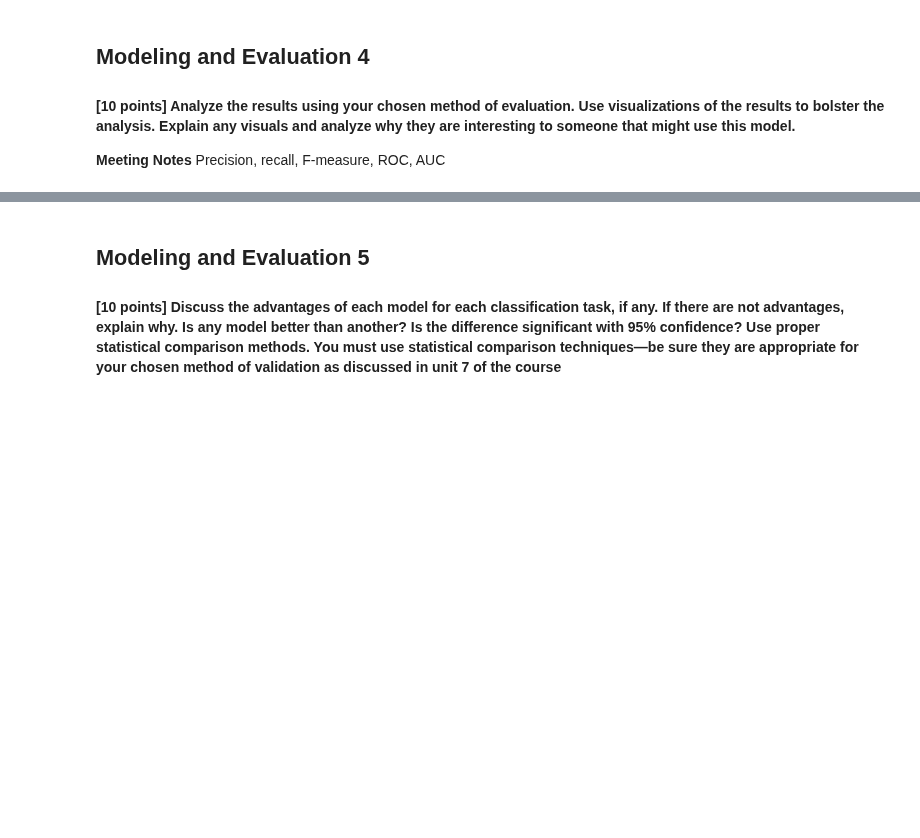
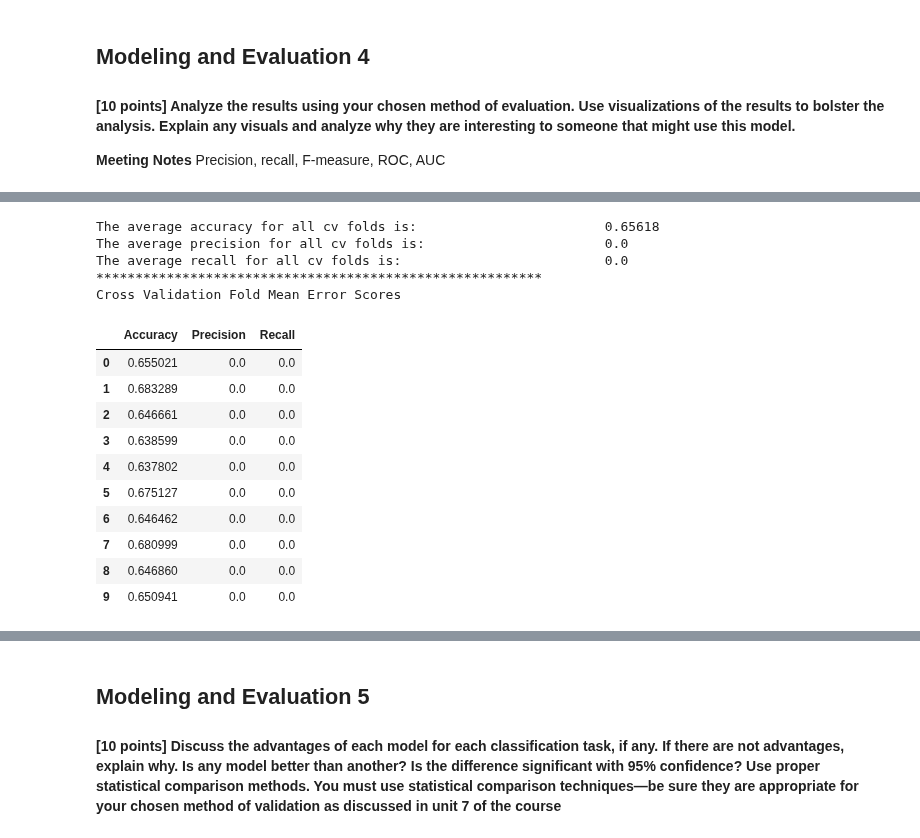
Before and after one commit to cdmorgan103/7331DataMiningNoShow, a Jupyter notebook: Lab2.ipynb, the cells around one changed output, grey strips where cells are left out. Drawn from its saved outputs; the diff is of its cells as text; code cells hidden in the pictures; blank space fills up the shorter version.

```diff
--- a/Lab2.ipynb
+++ b/Lab2.ipynb
@@ -564,0 +712,4 @@ for clf in clf_array:
+# %%
+#Diplay the top model parameters
+LRestimator2 = regGridSearch.best_estimator_
+LRestimator2
@@ -564,0 +773,23 @@ for clf in clf_array:
+# %%
+from sklearn.linear_model import LogisticRegression
+from sklearn.ensemble import RandomForestClassifier
+from xgboost import XGBClassifier
+
+regEstimator = XGBClassifier()
+
+
+parameters = {
+             }
+
+
+#Create a grid search object using the
+from sklearn.model_selection import GridSearchCV
+regGridSearch = GridSearchCV(estimator=regEstimator
+                   , n_jobs=8 # jobs to run in parallel
+                   , verbose=1 # low verbosity
+                   , param_grid=parameters
+                   , cv=cv_object # KFolds
+                   , scoring='accuracy')
+
+#Perform hyperparameter search to find the best combination of parameters for our data
+regGridSearch.fit(X2, y2)
@@ -639,0 +950,20 @@ regGridSearch.best_estimator_
+# %%
+#Evaluate the regression estimator above using our pre-defined cross validation and scoring metrics.
+EvaluateClassifierEstimator(LRestimator2, X2, y2, cv_object)
+# %% [output]
+The average accuracy for all cv folds is:                        0.65618
+The average precision for all cv folds is:                       0.0
+The average recall for all cv folds is:                          0.0
+*********************************************************
+Cross Validation Fold Mean Error Scores
+|  | Accuracy | Precision | Recall |
+| 0 | 0.655021 | 0.0 | 0.0 |
+| 1 | 0.683289 | 0.0 | 0.0 |
+| 2 | 0.646661 | 0.0 | 0.0 |
+| 3 | 0.638599 | 0.0 | 0.0 |
+| 4 | 0.637802 | 0.0 | 0.0 |
+| 5 | 0.675127 | 0.0 | 0.0 |
+| 6 | 0.646462 | 0.0 | 0.0 |
+| 7 | 0.680999 | 0.0 | 0.0 |
+| 8 | 0.646860 | 0.0 | 0.0 |
+| 9 | 0.650941 | 0.0 | 0.0 |
```
Also changed, not shown: parts of 49 cells of this notebook.
